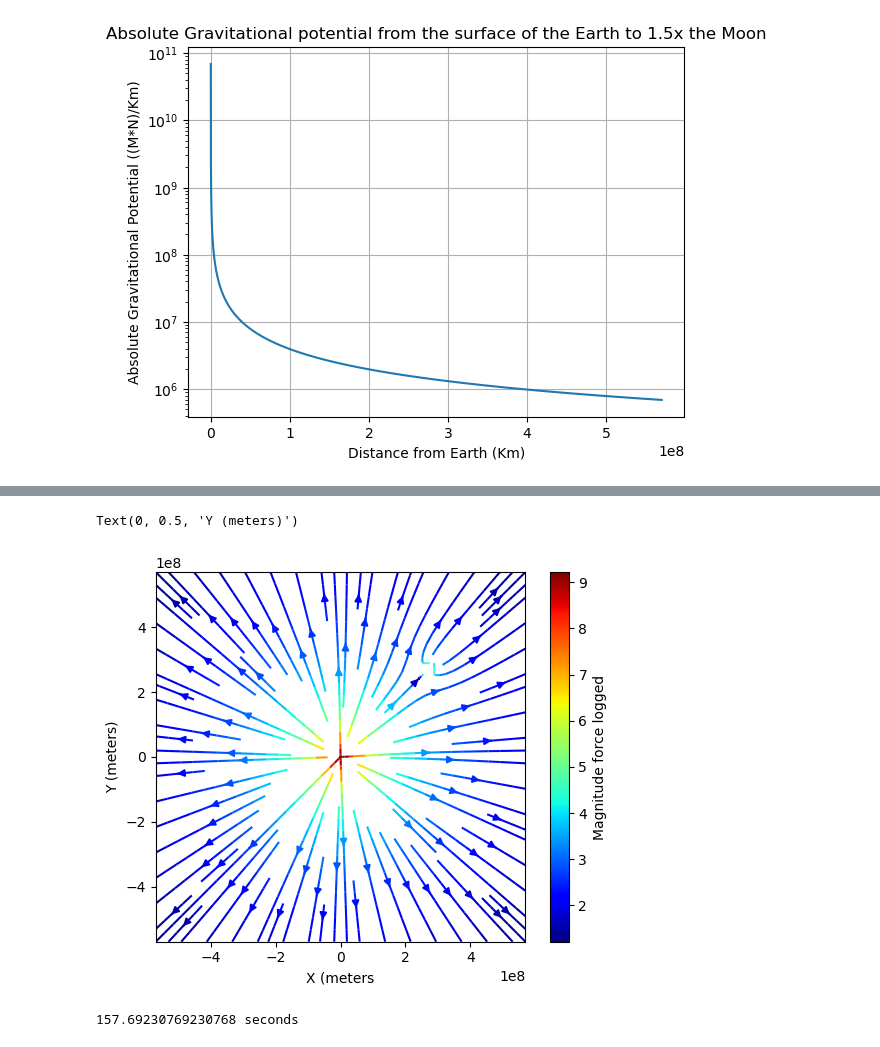
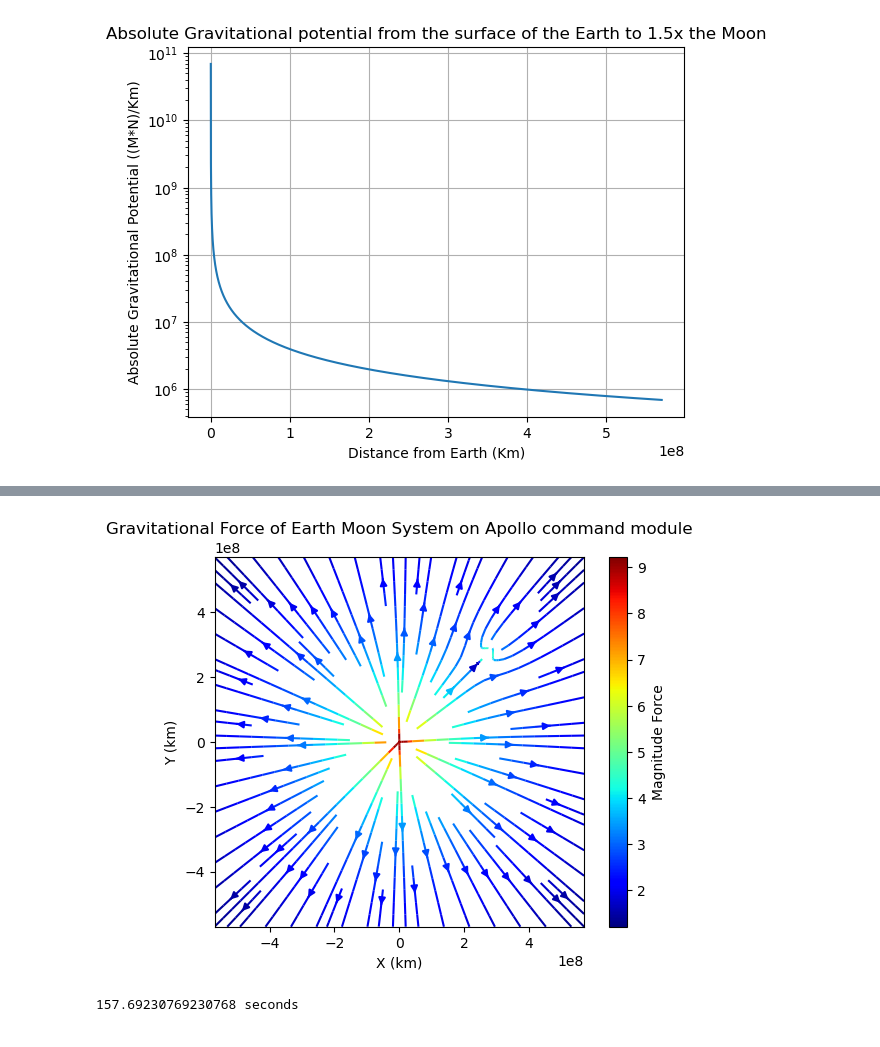
Before and after one commit to macruzat/PHYS265-spring25, a Jupyter notebook: Lab1/Lab1.ipynb, the cells around one changed output, grey strips where cells are left out. Cells and saved outputs as stored; diff of their text form; code cells hidden in the pictures.

```diff
--- a/Lab1/Lab1.ipynb
+++ b/Lab1/Lab1.ipynb
@@ -145,38 +155,38 @@ def grav_force(M1, xM, yM, x, y, M2):
 # %%
 #3.2
 
 #moon cords
 xm, ym = Dem / np.sqrt(2), Dem / np.sqrt(2)
 
 # res of values
 N = 50
 x = np.linspace(-1.5 * Dem, 1.5 * Dem, N)
 y = np.linspace(-1.5 * Dem, 1.5 * Dem, N)
 x_grid, y_grid = np.meshgrid(x, y) #meshed
 
 # Force components
 Fx, Fy = np.zeros_like(x_grid), np.zeros_like(y_grid)
 for i in range(x_grid.shape[0]):
     for j in range(x_grid.shape[1]):
         # Force Earth
         Fe_x, Fe_y = grav_force(Me, 0, 0, x_grid[i, j], y_grid[i, j], Ma)
         # Force Moon
         Fm_x, Fm_y = grav_force(Mm, xm, ym, x_grid[i, j], y_grid[i, j], Ma)
         # Force total
         Fx[i, j] = Fe_x + Fm_x
         Fy[i, j] = Fe_y + Fm_y
 
 # plot
 fig, ax = plt.subplots()
 colors = np.log(np.sqrt(Fx**2 + Fy**2))
 strm = ax.streamplot(x_grid, y_grid, Fx, Fy, color=colors, cmap='jet')
 ax.set_aspect("equal")
-cbar = fig.colorbar(strm.lines, label="Magnitude force logged")
-ax.set_xlabel("X (meters")
-ax.set_ylabel("Y (meters)")
+cbar = fig.colorbar(strm.lines, label="Magnitude Force")
+ax.set_xlabel("X (km)")
+ax.set_ylabel("Y (km)")
+ax.set_title("Gravitational Force of Earth Moon System on Apollo command module")
 # %% [output]
-Text(0, 0.5, 'Y (meters)')
-[figure, old version]
+[figure, new version]
 # %%
 #4.1
 
```
Also changed, not shown: parts of 4 cells of this notebook, 1 other file.
